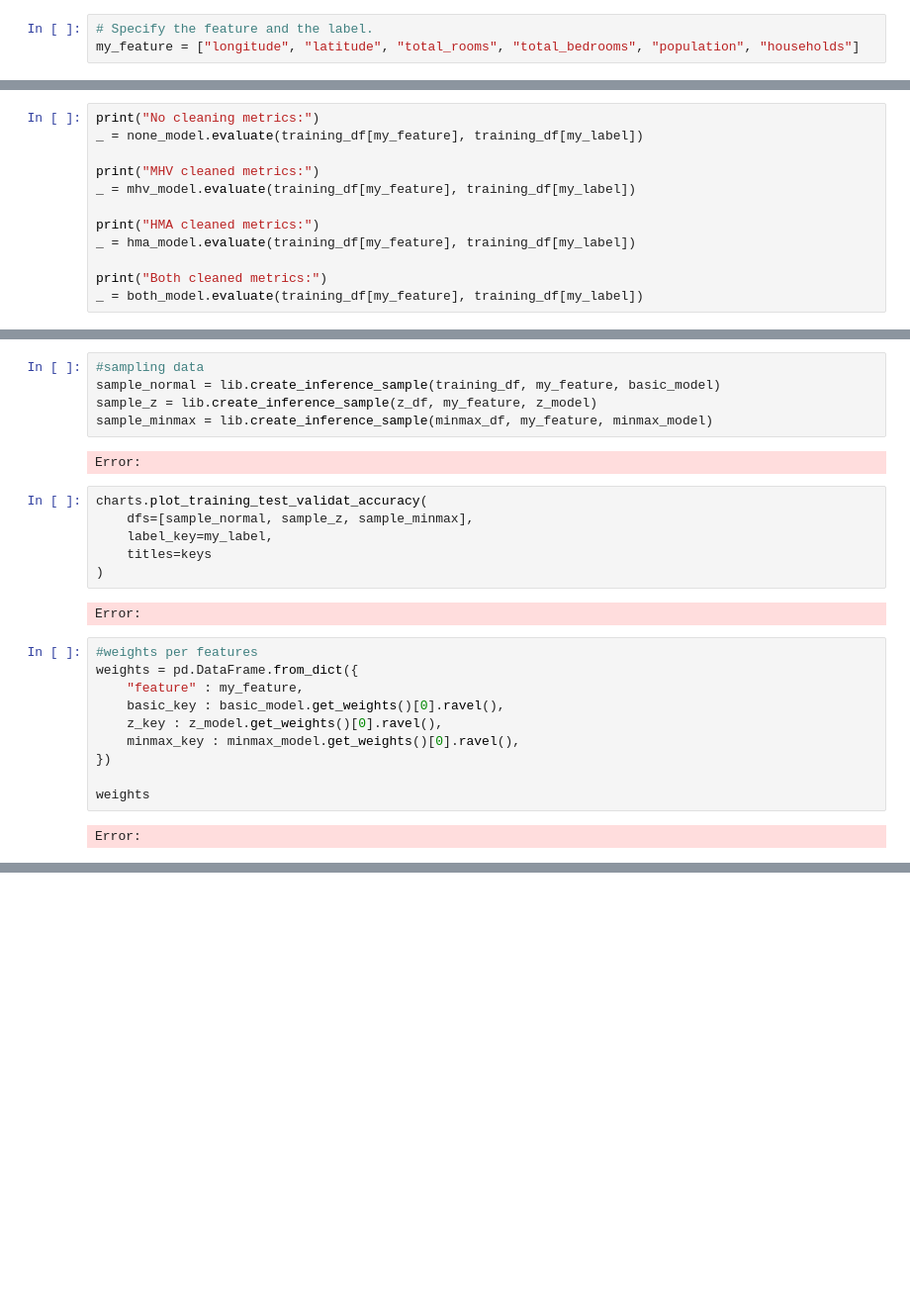
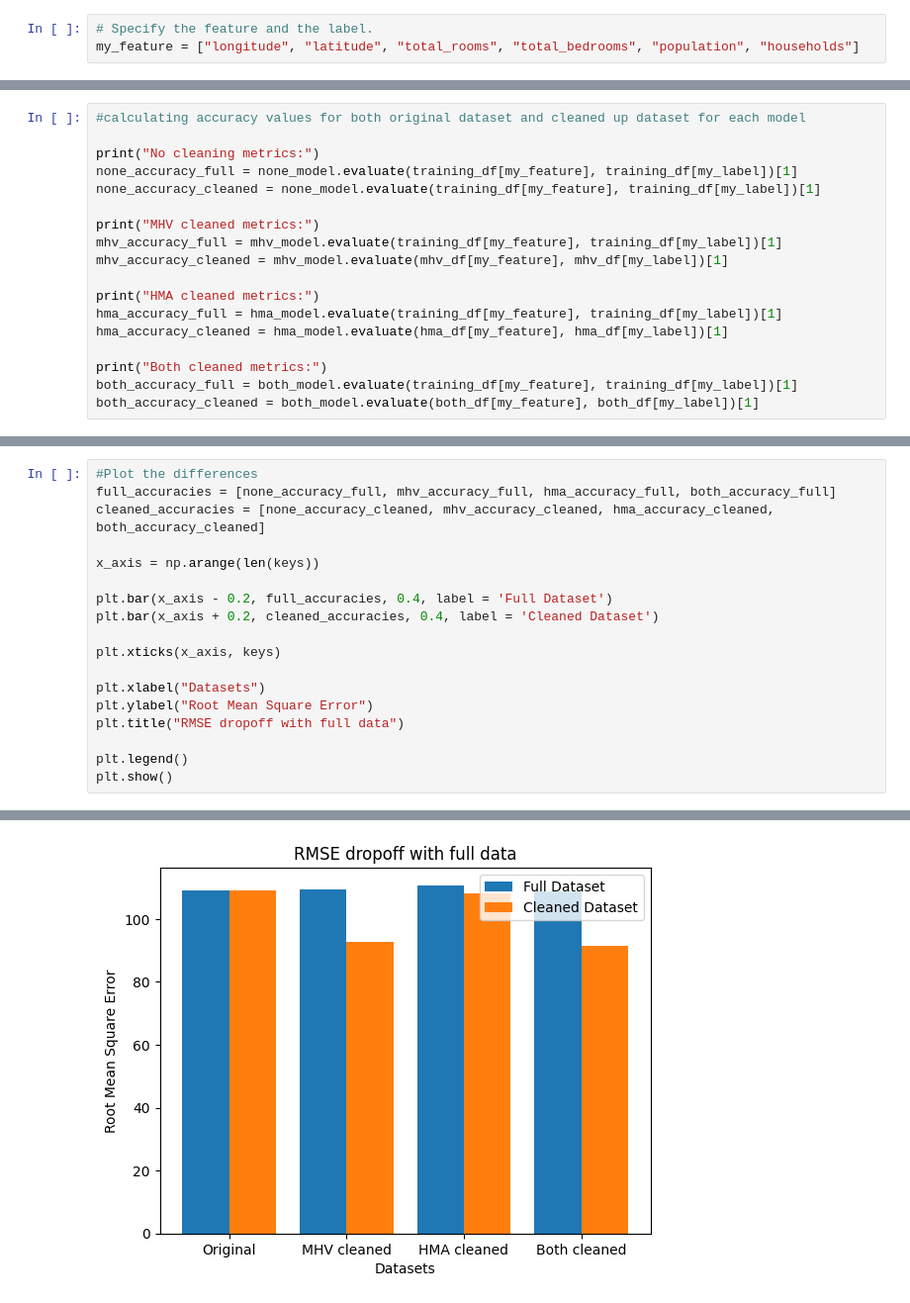
Before and after one commit to harcipulyka/ml, a Jupyter notebook: ipynbs/02_housing_06_cleaned_data.ipynb, the cells around one changed output, grey strips where cells are left out. Shown at 99% size. Cells and saved outputs as stored; diff of their text form; blank space fills up the shorter version.

```diff
--- a/ipynbs/02_housing_06_cleaned_data.ipynb
+++ b/ipynbs/02_housing_06_cleaned_data.ipynb
@@ -204,13 +234,19 @@ Error:
 # %%
+#calculating accuracy values for both original dataset and cleaned up dataset for each model
+
 print("No cleaning metrics:")
-_ = none_model.evaluate(training_df[my_feature], training_df[my_label])
+none_accuracy_full = none_model.evaluate(training_df[my_feature], training_df[my_label])[1]
+none_accuracy_cleaned = none_model.evaluate(training_df[my_feature], training_df[my_label])[1]
 
 print("MHV cleaned metrics:")
-_ = mhv_model.evaluate(training_df[my_feature], training_df[my_label])
+mhv_accuracy_full = mhv_model.evaluate(training_df[my_feature], training_df[my_label])[1]
+mhv_accuracy_cleaned = mhv_model.evaluate(mhv_df[my_feature], mhv_df[my_label])[1]
 
 print("HMA cleaned metrics:")
-_ = hma_model.evaluate(training_df[my_feature], training_df[my_label])
+hma_accuracy_full = hma_model.evaluate(training_df[my_feature], training_df[my_label])[1]
+hma_accuracy_cleaned = hma_model.evaluate(hma_df[my_feature], hma_df[my_label])[1]
 
 print("Both cleaned metrics:")
-_ = both_model.evaluate(training_df[my_feature], training_df[my_label])
+both_accuracy_full = both_model.evaluate(training_df[my_feature], training_df[my_label])[1]
+both_accuracy_cleaned = both_model.evaluate(both_df[my_feature], both_df[my_label])[1]
 # %% [output]
@@ -218,27 +265,19 @@ Error:
-# %%
-#sampling data
-sample_normal = lib.create_inference_sample(training_df, my_feature, basic_model)
-sample_z = lib.create_inference_sample(z_df, my_feature, z_model)
-sample_minmax = lib.create_inference_sample(minmax_df, my_feature, minmax_model)
-# %% [output]
-Error:
-# %%
-charts.plot_training_test_validat_accuracy(
-    dfs=[sample_normal, sample_z, sample_minmax],
-    label_key=my_label,
-    titles=keys
-)
-# %% [output]
-Error:
-# %%
-#weights per features
-weights = pd.DataFrame.from_dict({
-    "feature" : my_feature,
-    basic_key : basic_model.get_weights()[0].ravel(),
-    z_key : z_model.get_weights()[0].ravel(),
-    minmax_key : minmax_model.get_weights()[0].ravel(),
-})
-
-weights
-# %% [output]
-Error:
+# %%
+#Plot the differences
+full_accuracies = [none_accuracy_full, mhv_accuracy_full, hma_accuracy_full, both_accuracy_full]
+cleaned_accuracies = [none_accuracy_cleaned, mhv_accuracy_cleaned, hma_accuracy_cleaned, both_accuracy_cleaned]
+
+x_axis = np.arange(len(keys))
+
+plt.bar(x_axis - 0.2, full_accuracies, 0.4, label = 'Full Dataset')
+plt.bar(x_axis + 0.2, cleaned_accuracies, 0.4, label = 'Cleaned Dataset')
+
+plt.xticks(x_axis, keys)
+
+plt.xlabel("Datasets")
+plt.ylabel("Root Mean Square Error")
+plt.title("RMSE dropoff with full data")
+
+plt.legend()
+plt.show()
+# %% [output]
@@ -244,0 +298 @@ Error:
+[figure, added]
```
Also changed, not shown: parts of 12 cells of this notebook, 1 other file.
